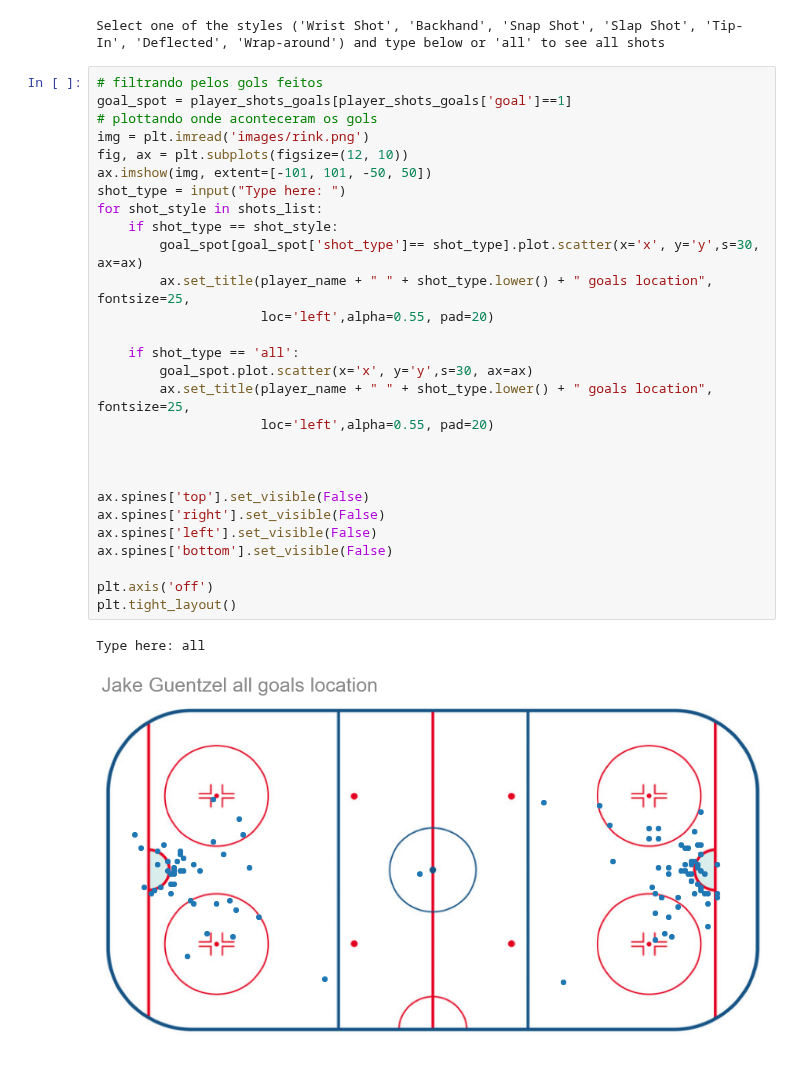
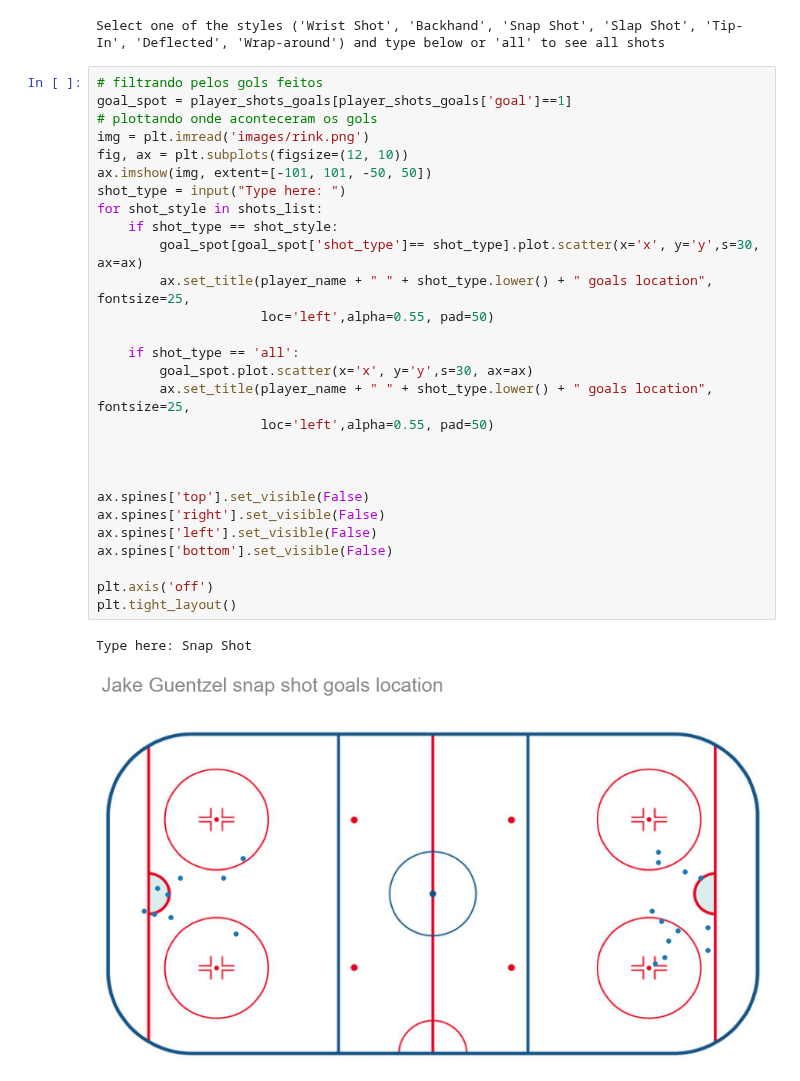
Before and after one commit to DanOakStats/NHL, a Jupyter notebook: data_cleaning.ipynb, the cells around one changed output. Cells and saved outputs as stored; diff of their text form.

```diff
--- a/data_cleaning.ipynb
+++ b/data_cleaning.ipynb
@@ -522,31 +522,31 @@ Select one of the styles ('Wrist Shot', 'Backhand', 'Snap Shot', 'Slap Shot', 'T
 # %%
 # filtrando pelos gols feitos
 goal_spot = player_shots_goals[player_shots_goals['goal']==1]
 # plottando onde aconteceram os gols
 img = plt.imread('images/rink.png')
 fig, ax = plt.subplots(figsize=(12, 10))
 ax.imshow(img, extent=[-101, 101, -50, 50])
 shot_type = input("Type here: ")
 for shot_style in shots_list:
     if shot_type == shot_style:
         goal_spot[goal_spot['shot_type']== shot_type].plot.scatter(x='x', y='y',s=30, ax=ax)
         ax.set_title(player_name + " " + shot_type.lower() + " goals location", fontsize=25,
-                     loc='left',alpha=0.55, pad=20)
+                     loc='left',alpha=0.55, pad=50)
 
     if shot_type == 'all':
         goal_spot.plot.scatter(x='x', y='y',s=30, ax=ax)
         ax.set_title(player_name + " " + shot_type.lower() + " goals location", fontsize=25,
-                     loc='left',alpha=0.55, pad=20)
+                     loc='left',alpha=0.55, pad=50)
 
 
 
 ax.spines['top'].set_visible(False)
 ax.spines['right'].set_visible(False)
 ax.spines['left'].set_visible(False)
 ax.spines['bottom'].set_visible(False)
 
 plt.axis('off')
 plt.tight_layout()
 # %% [output]
-Type here: all
+Type here: Snap Shot
-[figure, old version]
+[figure, new version]
```
